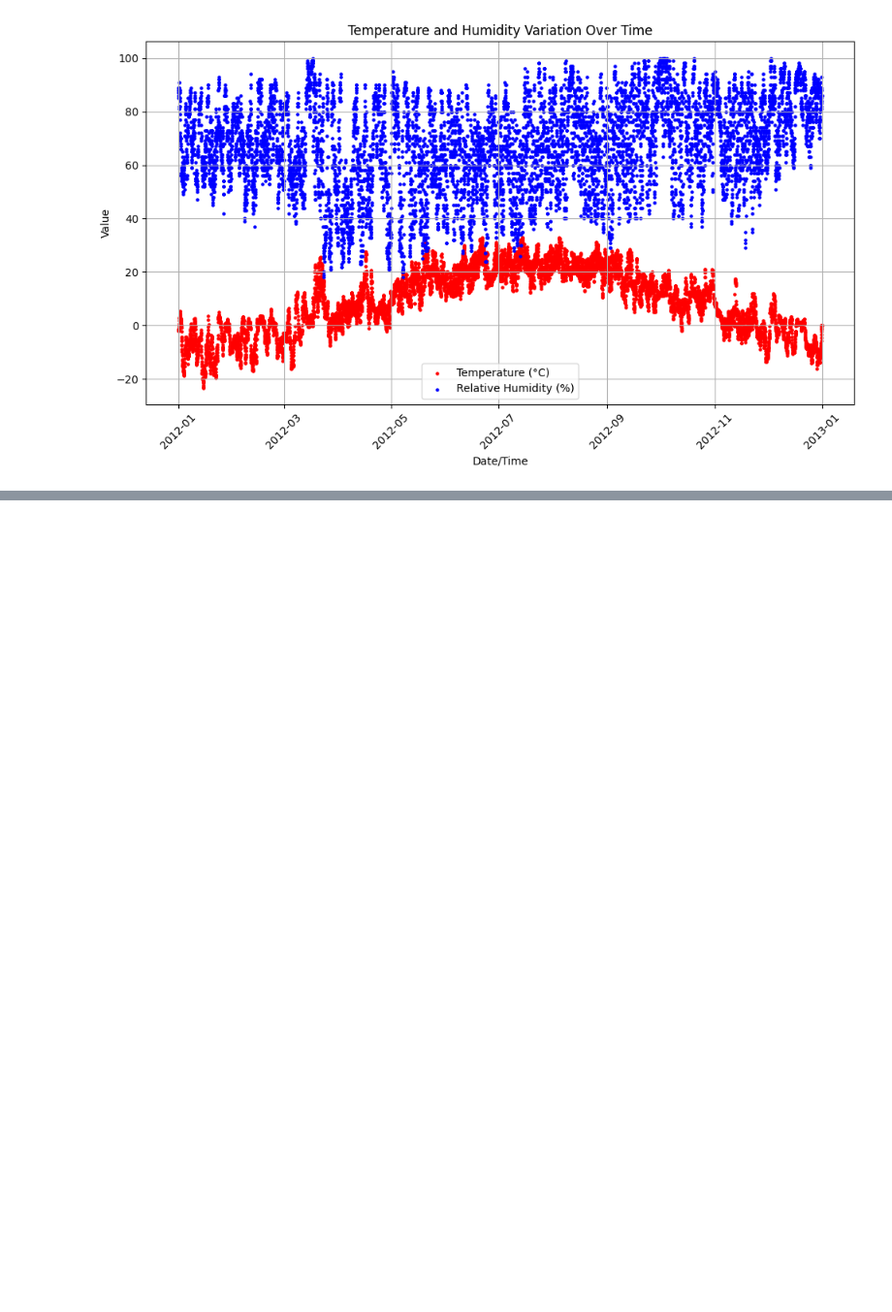
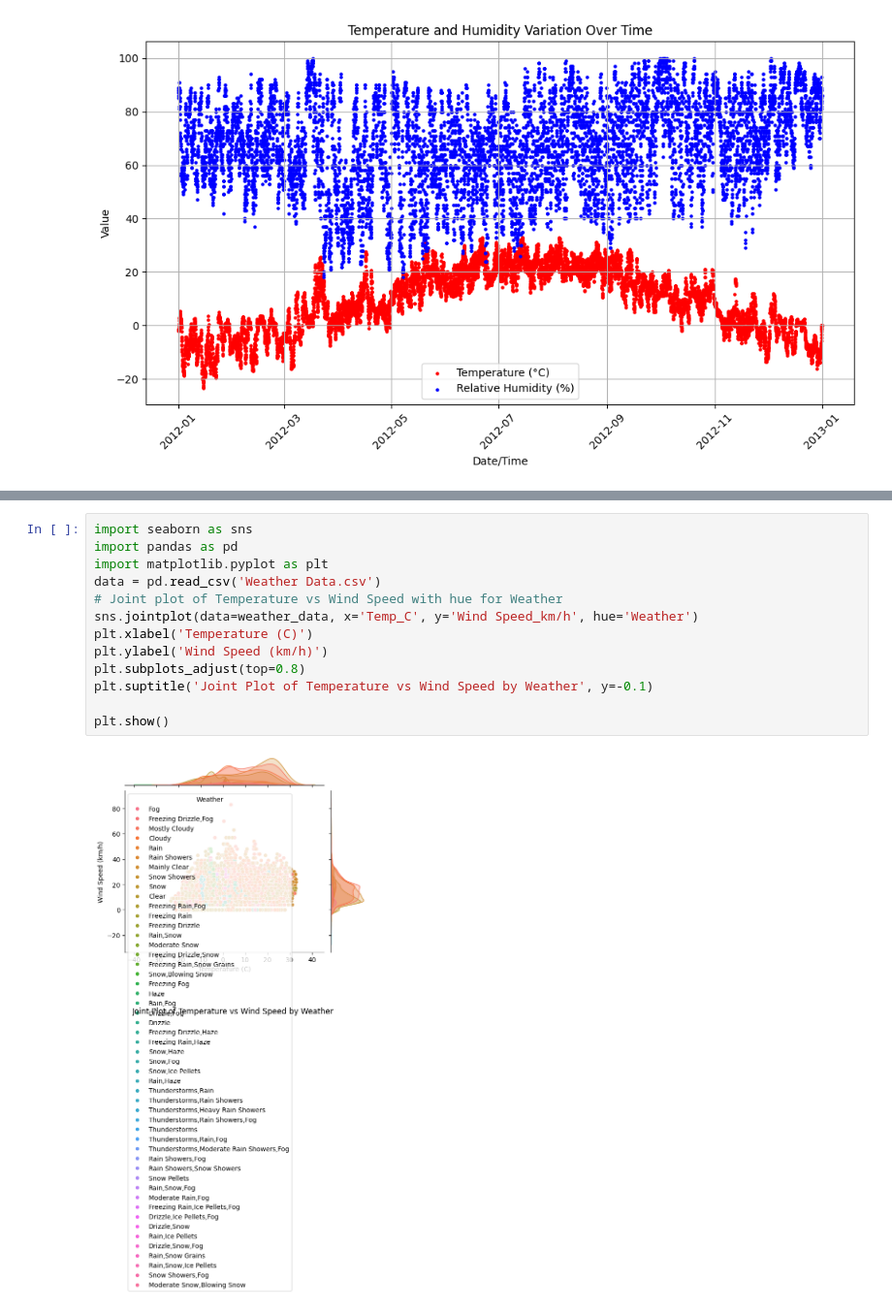
Before and after one commit to SOWMYASRI7/weather-data-analysis, a Jupyter notebook: weather_data_analysis.ipynb, the cells around one changed output, grey strips where cells are left out. Shown at 97% size. Cells and saved outputs as stored; diff of their text form; blank space fills up the shorter version.

```diff
--- a/weather_data_analysis.ipynb
+++ b/weather_data_analysis.ipynb
@@ -441,0 +395,15 @@ plt.show()
+# %%
+import seaborn as sns
+import pandas as pd
+import matplotlib.pyplot as plt
+data = pd.read_csv('Weather Data.csv')
+# Joint plot of Temperature vs Wind Speed with hue for Weather
+sns.jointplot(data=weather_data, x='Temp_C', y='Wind Speed_km/h', hue='Weather')
+plt.xlabel('Temperature (C)')
+plt.ylabel('Wind Speed (km/h)')
+plt.subplots_adjust(top=0.8)
+plt.suptitle('Joint Plot of Temperature vs Wind Speed by Weather', y=-0.1)
+
+plt.show()
+# %% [output]
+[figure, added]
```
Also changed, not shown: parts of 8 cells of this notebook.
